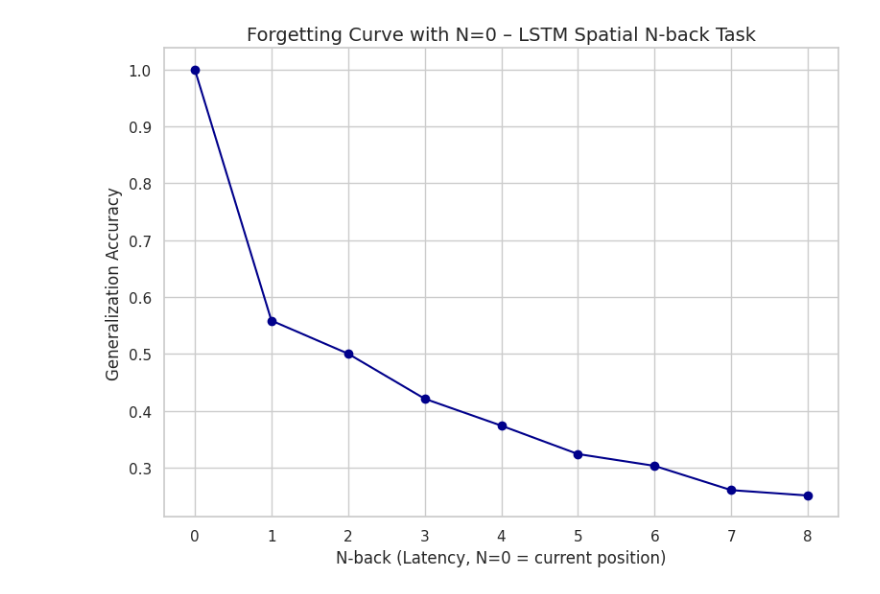
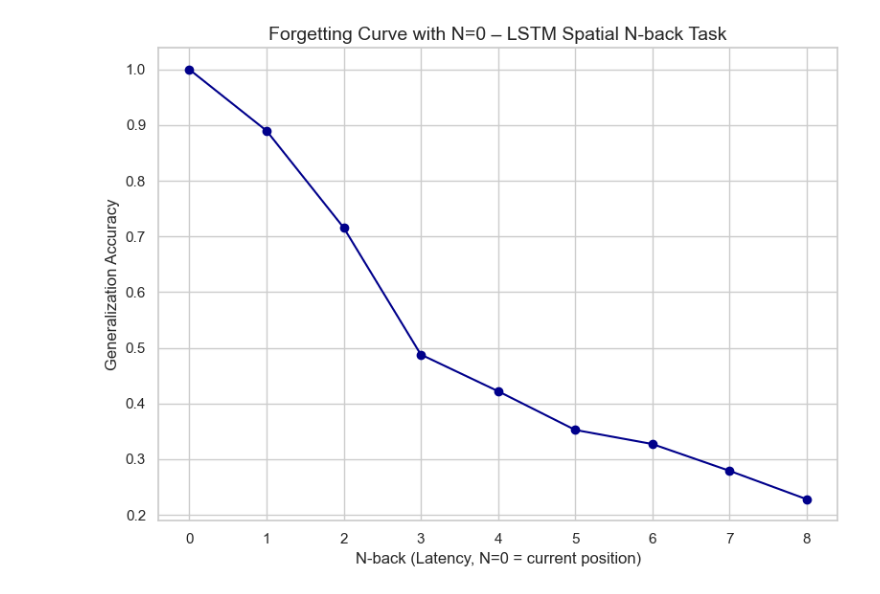
Before and after one commit to neur1s/GridVaders, a Jupyter notebook: lstm.ipynb, the cells around one changed output. Saved outputs shown, nothing was run; the diff lists cells and outputs as text; code cells hidden in the pictures.

```diff
--- a/lstm.ipynb
+++ b/lstm.ipynb
@@ -3,6 +5,7 @@ import numpy as np
 import torch
 import torch.nn as nn
 import torch.optim as optim
+import torch.nn.functional as F
 import random
 from collections import deque
 import matplotlib.pyplot as plt
@@ -11,28 +14,38 @@ from tqdm import trange
 
 # Configuration
 GRID_SIZE = 5
-HIDDEN_SIZE = 64
-INPUT_SIZE = GRID_SIZE**2 + 4
+HIDDEN_SIZE = 128 # Increased hidden size for better capacity
+INPUT_SIZE = 4 # We only input the action, the network learns the updated position implicitly (harder task)
 OUTPUT_SIZE = GRID_SIZE**2
-DEVICE = torch.device("cuda" if torch.cuda.is_available() else "cpu")
-QUERY_PROB = 0.3
-MAX_STEPS = 200
-DROPOUT_RATE = 0.2
+DEVICE = torch.device("mps" if torch.backends.mps.is_available() else "cpu")
+QUERY_PROB = 0.5 # Increased query probability for more frequent updates and thus better learning
+MAX_STEPS = 50 # Reduced steps for faster training
+DROPOUT_RATE = 0.3
 
 
 class MemoryLSTM(nn.Module):
-    """LSTM-based model for spatial N-back task."""
-    def __init__(self, input_size: int, hidden_size: int, output_size: int, dropout: float = 0.2):
+    """Enhanced LSTM model with proper input handling"""
+    def __init__(self, input_size: int, hidden_size: int, output_size: int, dropout: float = 0.3):
         super().__init__()
-        self.lstm = nn.LSTM(input_size, hidden_size, batch_first=True)
-        self.dropout = nn.Dropout(dropout)
-        self.fc = nn.Linear(hidden_size, output_size)
+        # Input projection layer to handle concatenated features
+        self.input_proj = nn.Linear(input_size + hidden_size, input_size)
+        self.lstm = nn.LSTM(input_size, hidden_size, num_layers=2, batch_first=True, dropout=dropout)
+        self.position_embedding = nn.Embedding(output_size, hidden_size)
+        self.fc = nn.Sequential(
+            nn.Linear(hidden_size, hidden_size),
+            nn.ReLU(),
+            nn.Linear(hidden_size, output_size)
+        )
 
-    def forward(self, x: torch.Tensor, h):
-        out, h = self.lstm(x.unsqueeze(1), h)
-        out = self.dropout(out)
+    def forward(self, x: torch.Tensor, h, last_pos_idx=None):
+        # x: action (batch, 4)
+        if last_pos_idx is not None:
+            pos_embed = self.position_embedding(last_pos_idx)  # (batch, hidden_size)
+            x = torch.cat([x, pos_embed], dim=-1)  # (batch, 4 + hidden_size)
+            x = self.input_proj(x)  # Project back to input_size
+
+        out, h = self.lstm(x.unsqueeze(1), h)  # (batch, 1, hidden_size)
         return self.fc(out.squeeze(1)), h
-
 
 def pos_to_onehot(pos: tuple[int, int], grid_size: int) -> np.ndarray:
     onehot = np.zeros(grid_size * grid_size)
@@ -58,34 +71,37 @@ class MemoryAgent:
         self.N = N
         self.grid_size = grid_size
         self.model = MemoryLSTM(INPUT_SIZE, hidden_size, OUTPUT_SIZE, dropout=DROPOUT_RATE).to(DEVICE)
-        self.optimizer = optim.Adam(self.model.parameters(), lr=0.0001)
+        self.optimizer = optim.Adam(self.model.parameters(), lr=0.0005)
         self.criterion = nn.CrossEntropyLoss()
 
     def train(self, episodes: int = 500):
         self.model.train()
         for _ in trange(episodes, desc=f"Training N={self.N}"):
-            pos = (np.random.randint(self.grid_size), np.random.randint(self.grid_size))
+            pos = (0, 0)  # Always start from (0, 0)
+            pos_idx = 0  # Initial position index
             history = deque(maxlen=self.N + 1)
-            h = (torch.zeros(1, 1, HIDDEN_SIZE, device=DEVICE), torch.zeros(1, 1, HIDDEN_SIZE, device=DEVICE))
+            h = (torch.zeros(2, 1, HIDDEN_SIZE, device=DEVICE),
+                 torch.zeros(2, 1, HIDDEN_SIZE, device=DEVICE))
 
             for _ in range(MAX_STEPS):
                 action = np.random.choice(4)
                 next_pos = move(pos, action, self.grid_size)
-                input_vec = np.concatenate([pos_to_onehot(pos, self.grid_size), action_to_onehot(action)])
-                input_tensor = torch.FloatTensor(input_vec).unsqueeze(0).to(DEVICE)
+                next_pos_idx = next_pos[0] * self.grid_size + next_pos[1]
 
-                logits, h = self.model(input_tensor, (h[0].detach(), h[1].detach()))
-                history.append(pos)
-                pos = next_pos
+                input_vec = torch.FloatTensor(action_to_onehot(action)).unsqueeze(0).to(DEVICE) # We're only inputting action, the network learns the updated position implicitly
+                logits, h = self.model(input_vec, (h[0].detach(), h[1].detach()),
+                                     torch.LongTensor([pos_idx]).to(DEVICE))
+
+                history.append((pos, pos_idx))
+                pos, pos_idx = next_pos, next_pos_idx
 
                 if len(history) > self.N and random.random() < QUERY_PROB:
-                    target = history[-(self.N + 1)] if self.N > 0 else history[-1]
-                    target_idx = target[0] * self.grid_size + target[1]
-                    target_tensor = torch.LongTensor([target_idx]).to(DEVICE)
+                    target_pos, target_idx = history[-(self.N + 1)]
+                    loss = self.criterion(logits, torch.LongTensor([target_idx]).to(DEVICE))
 
-                    loss = self.criterion(logits, target_tensor)
                     self.optimizer.zero_grad()
                     loss.backward()
+                    torch.nn.utils.clip_grad_norm_(self.model.parameters(), 1.0)
                     self.optimizer.step()
 
     def evaluate(self, episodes: int = 100) -> float:
@@ -94,23 +110,25 @@ class MemoryAgent:
 
         with torch.no_grad():
             for _ in trange(episodes, desc=f"Testing N={self.N}"):
-                pos = (np.random.randint(self.grid_size), np.random.randint(self.grid_size))
+                pos = (0, 0)
+                pos_idx = 0
                 history = deque(maxlen=self.N + 1)
-                h = (torch.zeros(1, 1, HIDDEN_SIZE, device=DEVICE), torch.zeros(1, 1, HIDDEN_SIZE, device=DEVICE))
+                h = (torch.zeros(2, 1, HIDDEN_SIZE, device=DEVICE),
+                    torch.zeros(2, 1, HIDDEN_SIZE, device=DEVICE))
 
                 for _ in range(MAX_STEPS):
                     action = np.random.choice(4)
                     next_pos = move(pos, action, self.grid_size)
-                    input_vec = np.concatenate([pos_to_onehot(pos, self.grid_size), action_to_onehot(action)])
-                    input_tensor = torch.FloatTensor(input_vec).unsqueeze(0).to(DEVICE)
+                    next_pos_idx = next_pos[0] * self.grid_size + next_pos[1]
 
-                    logits, h = self.model(input_tensor, h)
-                    history.append(pos)
-                    pos = next_pos
+                    input_vec = torch.FloatTensor(action_to_onehot(action)).unsqueeze(0).to(DEVICE)
+                    logits, h = self.model(input_vec, h, torch.LongTensor([pos_idx]).to(DEVICE))
+
+                    history.append((pos, pos_idx))
+                    pos, pos_idx = next_pos, next_pos_idx
 
                     if len(history) > self.N and random.random() < QUERY_PROB:
-                        target = history[-(self.N + 1)] if self.N > 0 else history[-1]
-                        target_idx = target[0] * self.grid_size + target[1]
+                        target_pos, target_idx = history[-(self.N + 1)]
                         pred_idx = torch.argmax(logits).item()
                         correct += (pred_idx == target_idx)
                         total += 1
@@ -121,31 +139,31 @@ def run_memory_experiment(max_n: int = 8) -> list[float]:
     accuracies = []
     agent = MemoryAgent(N=0)
     agent.train()
     acc = agent.evaluate()
     accuracies.append(acc)
 
     for N in range(1, max_n + 1):
         agent.N = N
         agent.train()
         acc = agent.evaluate()
         accuracies.append(acc)
     return accuracies
 
 
 def plot_results(forgetting_curve: list[float]):
     sns.set(style="whitegrid")
     plt.figure(figsize=(8, 6))
     plt.plot(range(0, len(forgetting_curve)), forgetting_curve, marker='o', color='darkblue')
     plt.title("Forgetting Curve with N=0 – LSTM Spatial N-back Task", fontsize=14)
     plt.xlabel("N-back (Latency, N=0 = current position)", fontsize=12)
     plt.ylabel("Generalization Accuracy", fontsize=12)
     plt.xticks(range(0, len(forgetting_curve)))
     plt.tight_layout()
     plt.show()
 
 
 if __name__ == "__main__":
     curve = run_memory_experiment()
     plot_results(curve)
 # %% [output]
-[figure, old version]
+[figure, new version]
```
Also changed, not shown: parts of 1 cell of this notebook.
